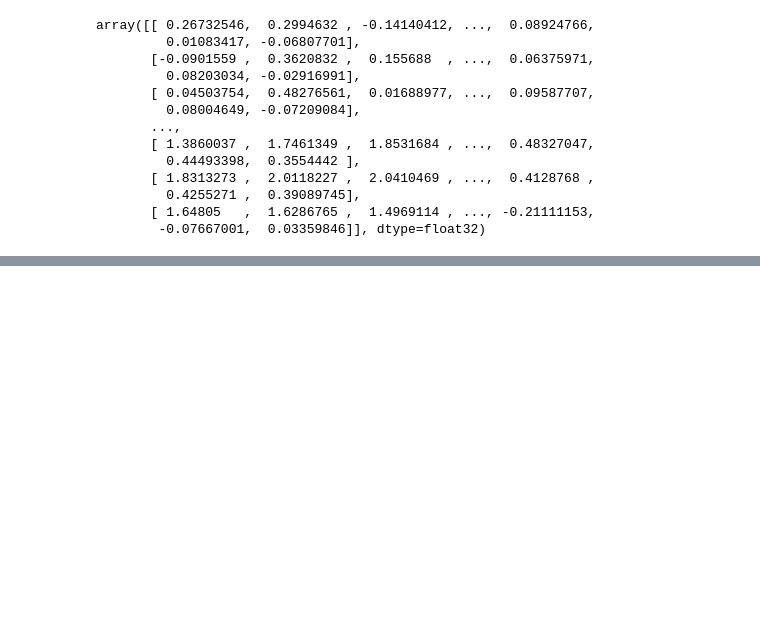
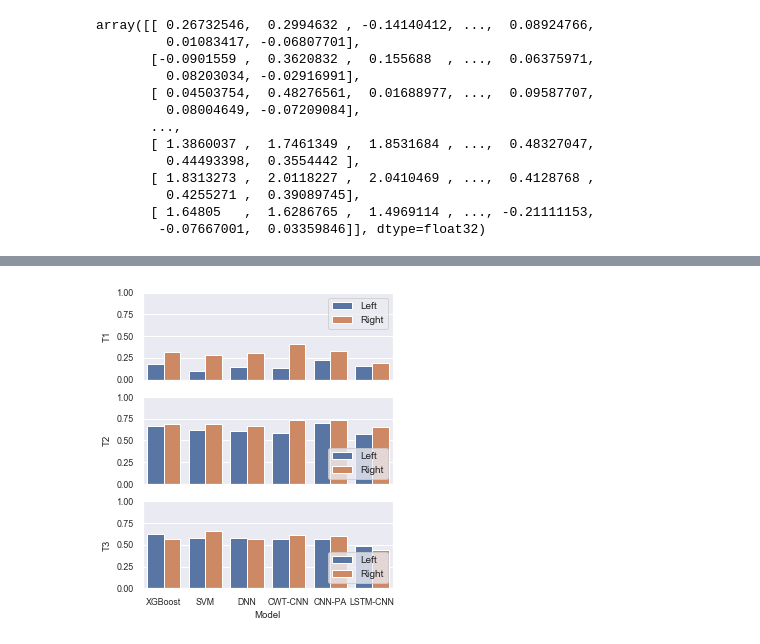
Before and after one commit to wuwenbo718/Master-Thesis, a Jupyter notebook: thesis_plot.ipynb, the cells around one changed output, grey strips where cells are left out. Saved outputs shown, nothing was run; the diff lists cells and outputs as text; code cells hidden in the pictures; blank space fills up the shorter version.

```diff
--- a/thesis_plot.ipynb
+++ b/thesis_plot.ipynb
@@ -566,0 +613,31 @@ pd.DataFrame(cms)
+# %%
+f1_lr_pd2=pd.DataFrame()
+for key in f1:
+    for s in f1[key]:
+        for c in f1[key][s]:
+            temp=pd.DataFrame([f1[key][s][c]+[key,c,s]],columns=['T1','T2','T3','Model','Task','Side'])
+            f1_lr_pd2=pd.concat([f1_lr_pd2,temp],ignore_index=True)
+# %%
+indf=f1_lr_pd2.Task=='multi'
+plt.figure(figsize=(0.7*6.4,0.8*6.8))
+for i,t in enumerate(['T1','T2','T3']):
+    plt.subplot(3,1,i+1)
+    g=sns.barplot(x='Model',y=t,hue='Side',data=f1_lr_pd2.loc[indf,:])
+    plt.ylim((0,1))
+    if i==0:
+        plt.legend(loc='upper right',fontsize=10)
+    else:
+        plt.legend(loc='lower right',fontsize=10)
+    if i!=2:
+        plt.xticks([])
+        plt.xlabel('')
+#     j=0
+#     for ind,row in f1_lr_pd2.loc[indf,:].iterrows():
+#         if j%2==0:
+#             g.text((j//2)-0.45,row[t]+0.01,'%0.2f'%row[t],fontsize=10)
+#         else:
+#             g.text((j//2)+0.05,row[t]+0.01,('%0.2f'%row[t]),fontsize=10)
+#         j+=1
+# plt.savefig('./pic/thesis/result lr m.pdf',dpi=600,format='pdf', bbox_inches='tight')
+# %% [output]
+[figure, added]
```
Also changed, not shown: parts of 18 cells of this notebook, 10 other files.
